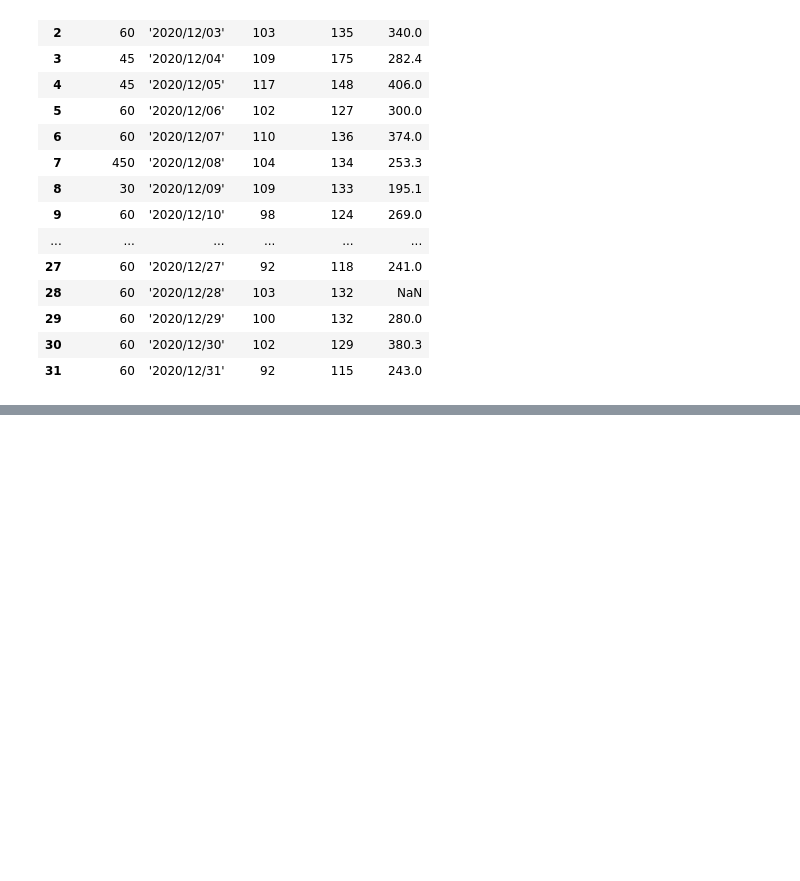
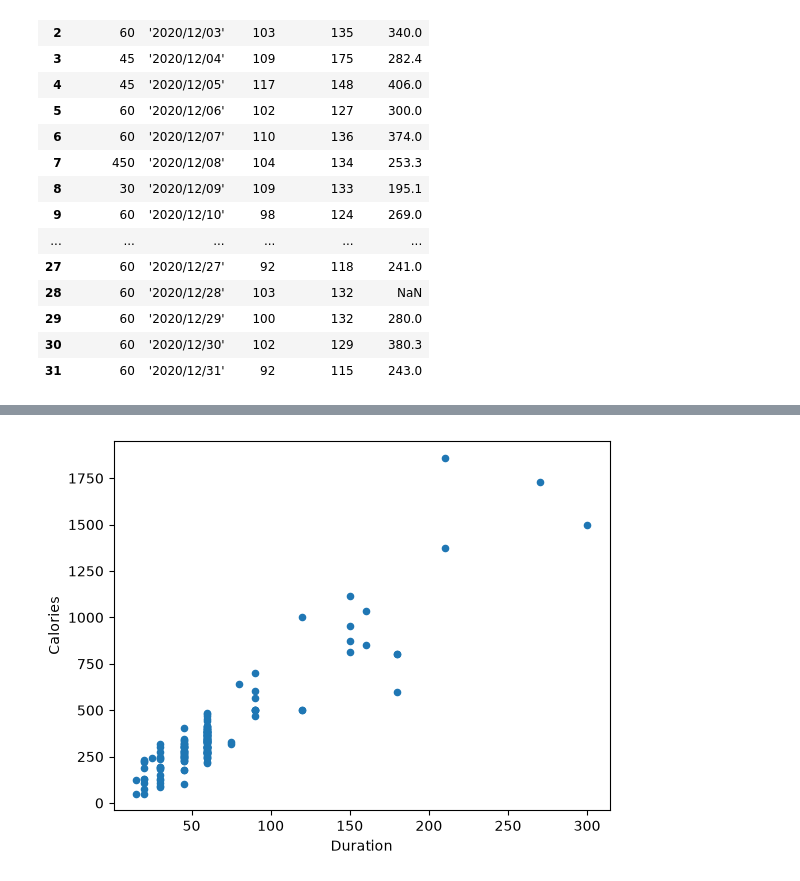
Before and after one commit to Coxxio/ML-Journey, a Jupyter notebook: phase-1-foundations/pandas-w3schools.ipynb, the cells around one changed output, grey strips where cells are left out. Cells and saved outputs as stored; diff of their text form; code cells hidden in the pictures; blank space fills up the shorter version.

```diff
--- a/phase-1-foundations/pandas-w3schools.ipynb
+++ b/phase-1-foundations/pandas-w3schools.ipynb
@@ -443,0 +469,6 @@ df
+# %%
+df.plot(kind = 'scatter', x = 'Duration', y = 'Calories')
+
+plt.show()
+# %% [output]
+[figure, added]
```
Also changed, not shown: parts of 7 cells of this notebook.
